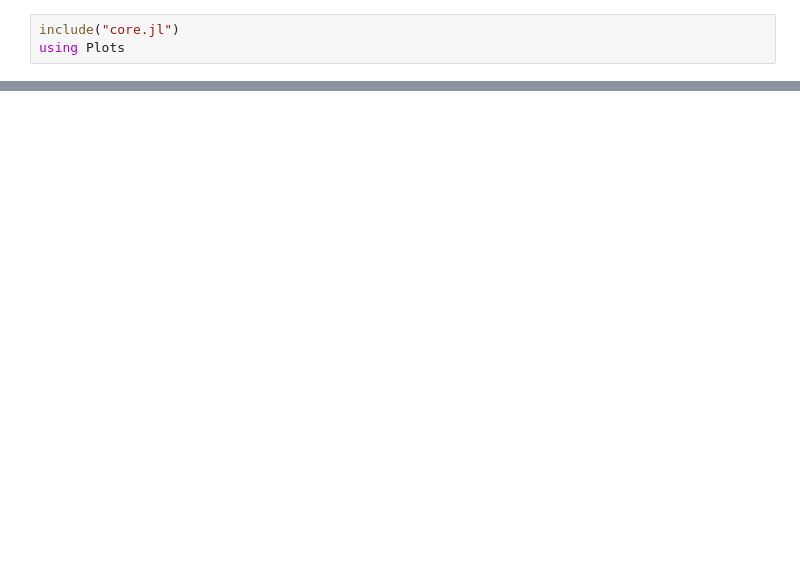
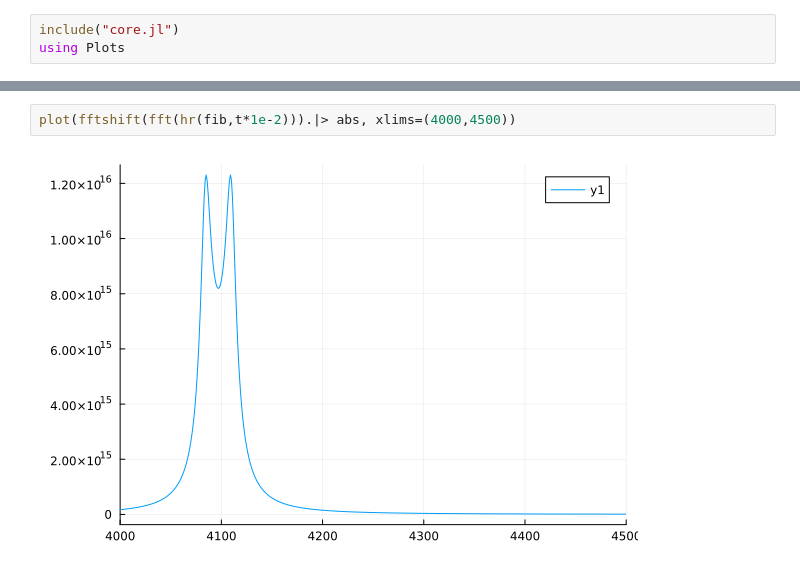
Before and after one commit to curio-sitas/Nlse.jl, a Jupyter notebook: new/core_test.ipynb, the cells around one changed output, grey strips where cells are left out. Cells and saved outputs as stored; diff of their text form; blank space fills up the shorter version.

```diff
--- a/new/core_test.ipynb
+++ b/new/core_test.ipynb
@@ -33,0 +41,4 @@ plot(100*norm(real.(fftshift(ifft(abs2.(fft(abs2.(A[:,end].*(1.0)))))[2:end]))))
+# %%
+plot(fftshift(fft(hr(fib,t*1e-2))).|> abs, xlims=(4000,4500))
+# %% [output]
+[figure, added]
```
Also changed, not shown: parts of 3 cells of this notebook, 2 other files.
